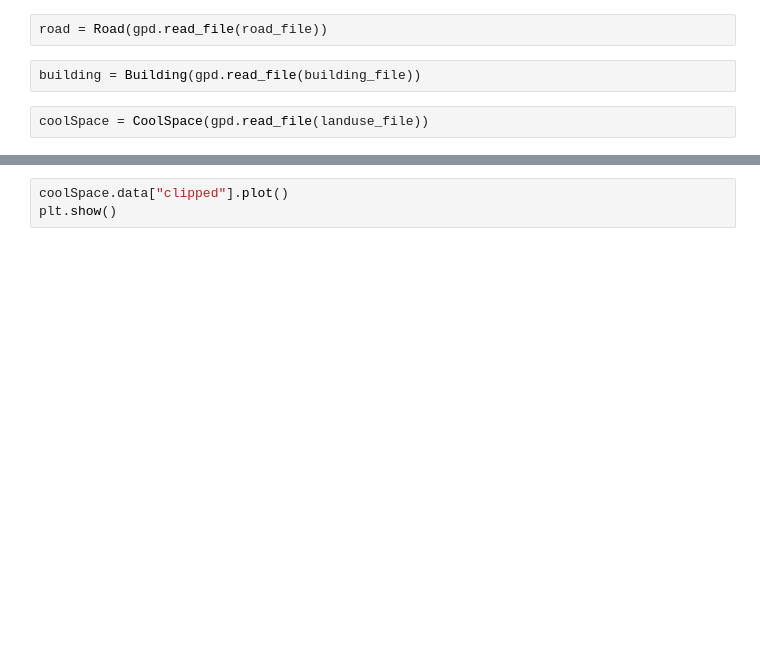
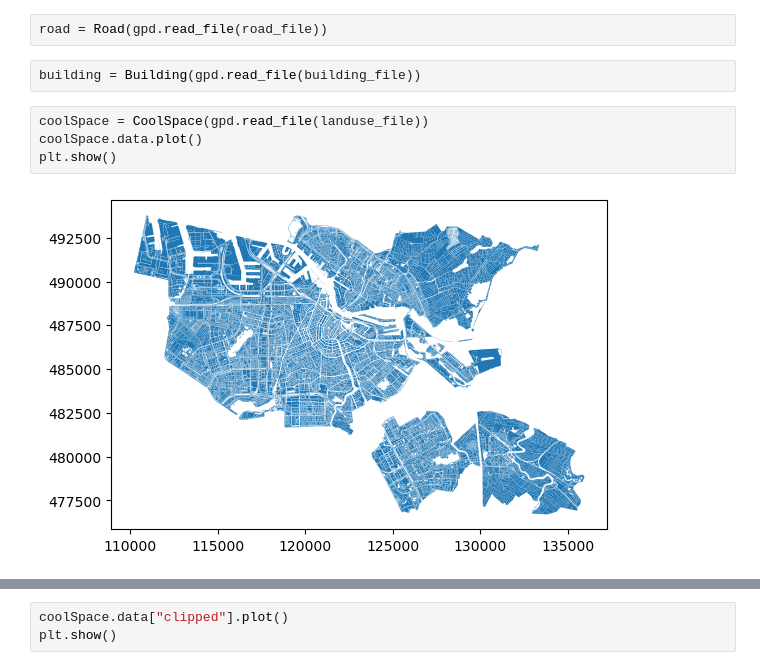
Before and after one commit to jsscmnhn/shady_amsterdam, a Jupyter notebook: cool_place/test.ipynb, the cells around one changed output, grey strips where cells are left out. Drawn from its saved outputs; the diff is of its cells as text; blank space fills up the shorter version.

```diff
--- a/cool_place/test.ipynb
+++ b/cool_place/test.ipynb
@@ -20,6 +20,10 @@ road = Road(gpd.read_file(road_file))
 building = Building(gpd.read_file(building_file))
 # %%
 coolSpace = CoolSpace(gpd.read_file(landuse_file))
+coolSpace.data.plot()
+plt.show()
+# %% [output]
+[figure, added]
 # %%
 shadows = []
 shadow_map1 = rasterio.open(shadow_file, crs=coolSpace.data.crs)
```
Also changed, not shown: parts of 12 cells of this notebook, 1 other file.
